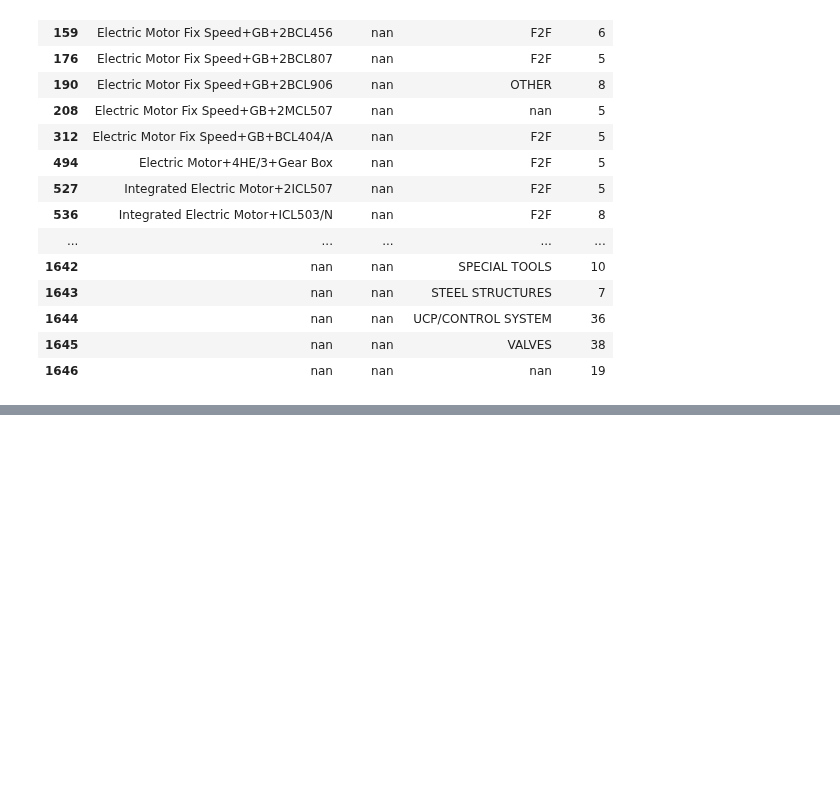
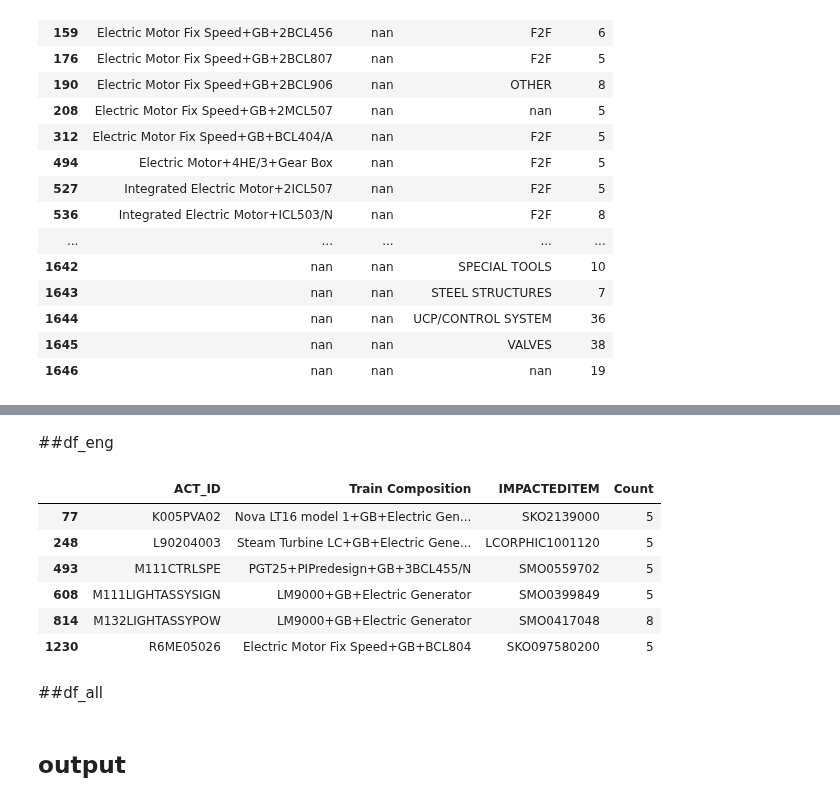
Before and after one commit to adnaksbhat/Colab_JupyterNotebooks, a Jupyter notebook: fresh_insights_analysis.ipynb, the cells around one changed output, grey strips where cells are left out. Saved outputs shown, nothing was run; the diff lists cells and outputs as text; code cells hidden in the pictures; blank space fills up the shorter version.

```diff
--- a/fresh_insights_analysis.ipynb
+++ b/fresh_insights_analysis.ipynb
@@ -546,0 +366,7 @@ KeyboardInterrupt:
+# %%
+import pandas as pd
+
+pd.set_option('display.max_columns', None)
+pd.set_option('display.max_rows', None)
+
+df=pd.read_csv('/content/all_fresh_final_cute.csv')
@@ -546,0 +402,2 @@ KeyboardInterrupt:
+# %% [markdown]
+##df_eng
@@ -546,0 +408,16 @@ KeyboardInterrupt:
+# %%
+grouped_df = df.groupby(['ACT_ID', 'Train Composition','IMPACTEDITEM']).size().reset_index(name='Count')
+# %%
+display(grouped_df[grouped_df['Count']>=5])
+# %% [output]
+|  | ACT_ID | Train Composition | IMPACTEDITEM | Count |
+| 77 | K005PVA02 | Nova LT16 model 1+GB+Electric Gen... | SKO2139000 | 5 |
+| 248 | L90204003 | Steam Turbine LC+GB+Electric Gene... | LCORPHIC1001120 | 5 |
+| 493 | M111CTRLSPE | PGT25+PIPredesign+GB+3BCL455/N | SMO0559702 | 5 |
+| 608 | M111LIGHTASSYSIGN | LM9000+GB+Electric Generator | SMO0399849 | 5 |
+| 814 | M132LIGHTASSYPOW | LM9000+GB+Electric Generator | SMO0417048 | 8 |
+| 1230 | R6ME05026 | Electric Motor Fix Speed+GB+BCL804 | SKO097580200 | 5 |
+# %% [markdown]
+##df_all
+# %% [markdown]
+## output
```
Also changed, not shown: parts of 23 cells of this notebook.
